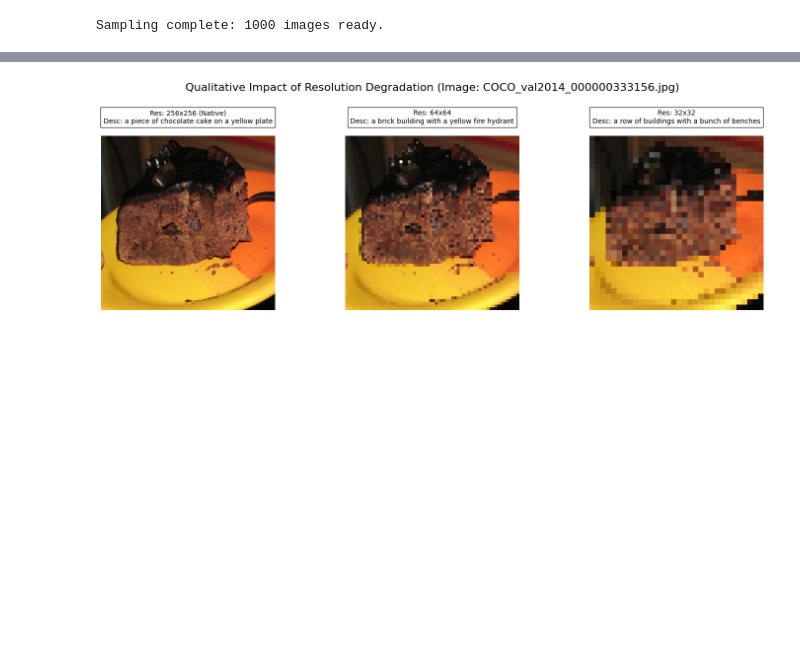
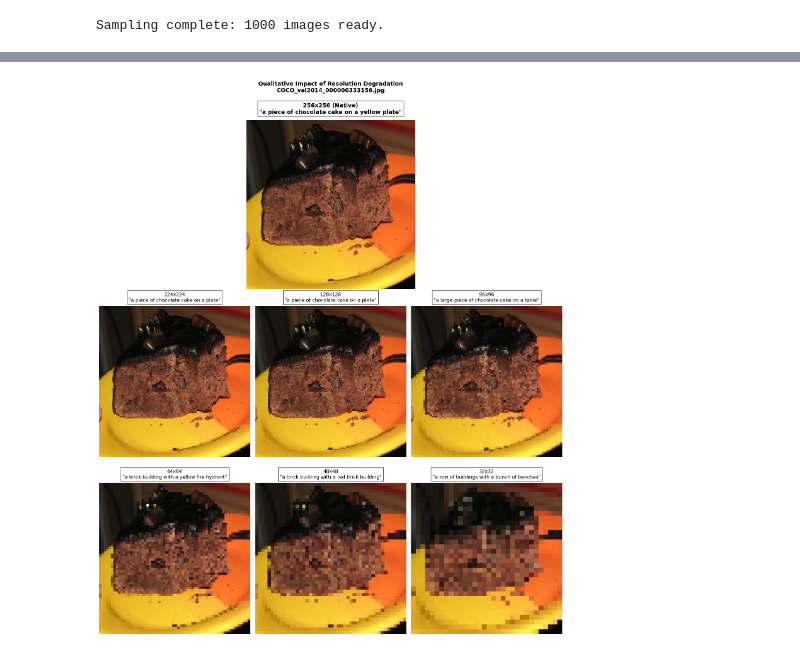
Before and after one commit to christopher-dabrowski/Show-and-Tell, a Jupyter notebook: eksperymenty/eksperyment-6.ipynb, the cells around one changed output, grey strips where cells are left out. Drawn from its saved outputs; the diff is of its cells as text; code cells hidden in the pictures; blank space fills up the shorter version.

```diff
--- a/eksperymenty/eksperyment-6.ipynb
+++ b/eksperymenty/eksperyment-6.ipynb
@@ -51,26 +95,10 @@ Sampling complete: 1000 images ready.
 # %%
 def get_degraded_image(image_path, target_res):
-    """
-    Simulates resolution loss.
-    Uses NEAREST neighbor to create true pixelation blocks, avoiding smoothing artifacts.
-    """
     img = Image.open(image_path).convert('RGB')
-
-    # Standardize to 256x256 first (Baseline model input)
     img = img.resize((256, 256), Image.LANCZOS)
 
-    if target_res is not None:
-        # Degrade: Downscale and upscale back to 256x256 using NEAREST
+    if target_res != 256:
         img = img.resize((target_res, target_res), Image.NEAREST)
         img = img.resize((256, 256), Image.NEAREST)
 
     return img
-
-def bootstrap_bleu(actual_refs, actual_hyps, weights, n_iterations=1000):
-    """Calculates 95% Confidence Intervals for BLEU scores."""
-    scores = []
-    n = len(actual_hyps)
-    for _ in range(n_iterations):
-        indices = np.random.choice(n, n, replace=True)
-        scores.append(corpus_bleu([actual_refs[i] for i in indices], [actual_hyps[i] for i in indices], weights=weights))
-    return np.percentile(scores, 2.5), np.percentile(scores, 97.5)
@@ -140,25 +167,37 @@ plt.show()
 # %%
-# Select one random image to visualize the physical degradation impact
 sample_filename = random.choice(list(references_dict.keys()))
 sample_path = os.path.join(VAL_IMAGES_DIR, sample_filename)
 
-vis_resolutions = [None, 64, 32]
-fig, axes = plt.subplots(1, 3, figsize=(15, 5))
+vis_resolutions = [256, 224, 128, 96, 64, 48, 32]
 
-fig.suptitle(f'Qualitative Impact of Resolution Degradation (Image: {sample_filename})', fontsize=16, y=0.95)
+fig = plt.figure(figsize=(15, 18))
+fig.suptitle(f'Qualitative Impact of Resolution Degradation\n{sample_filename}',
+             fontsize=13, fontweight='bold', y=1.0)
 
-for ax, res in zip(axes, vis_resolutions):
+# --- Top: large native image ---
+ax_native = fig.add_subplot(3, 1, 1)
+img = get_degraded_image(sample_path, 256)
+seq, _ = caption_image_beam_search(encoder, decoder, img, word_map, BEAM_SIZE)
+hyp = " ".join([rev_word_map[w] for w in seq
+                if w not in {word_map['<start>'], word_map['<end>'], word_map['<pad>']}])
+ax_native.imshow(img)
+ax_native.axis('off')
+ax_native.set_title(f'256x256 (Native)\n"{hyp}"', fontsize=13, fontweight='bold',
+                    pad=15, bbox=dict(facecolor='white', alpha=0.8))
+
+# --- Bottom: 2x3 grid of degraded images ---
+for i, res in enumerate(vis_resolutions[1:]):
+    ax = fig.add_subplot(3, 3, i + 4)
     img = get_degraded_image(sample_path, res)
     seq, _ = caption_image_beam_search(encoder, decoder, img, word_map, BEAM_SIZE)
-    hyp = " ".join([rev_word_map[w] for w in seq if w not in {word_map['<start>'], word_map['<end>'], word_map['<pad>']}])
-
+    hyp = " ".join([rev_word_map[w] for w in seq
+                    if w not in {word_map['<start>'], word_map['<end>'], word_map['<pad>']}])
     ax.imshow(img)
     ax.axis('off')
-    title = f"{res}x{res}" if res else "256x256 (Native)"
+    ax.set_title(f'{res}x{res}\n"{hyp}"', fontsize=11, pad=10,
+                 bbox=dict(facecolor='white', alpha=0.8))
 
-    ax.set_title(f"Res: {title}\nDesc: {hyp}", fontsize=10, wrap=True, pad=20, bbox=dict(facecolor='white', alpha=0.8))
-
-plt.tight_layout(rect=[0, 0, 1, 0.9])
+plt.tight_layout()
 plt.show()
 # %% [output]
-[figure, old version]
+[figure, new version]
```
Also changed, not shown: parts of 8 cells of this notebook, 5 other files.
